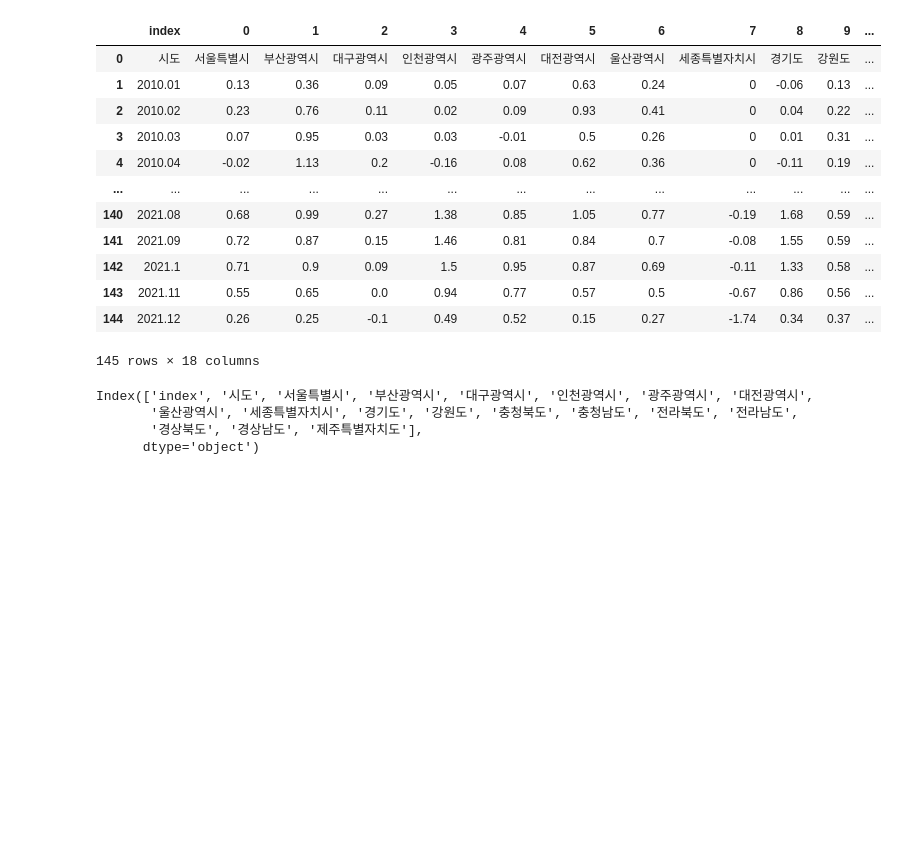
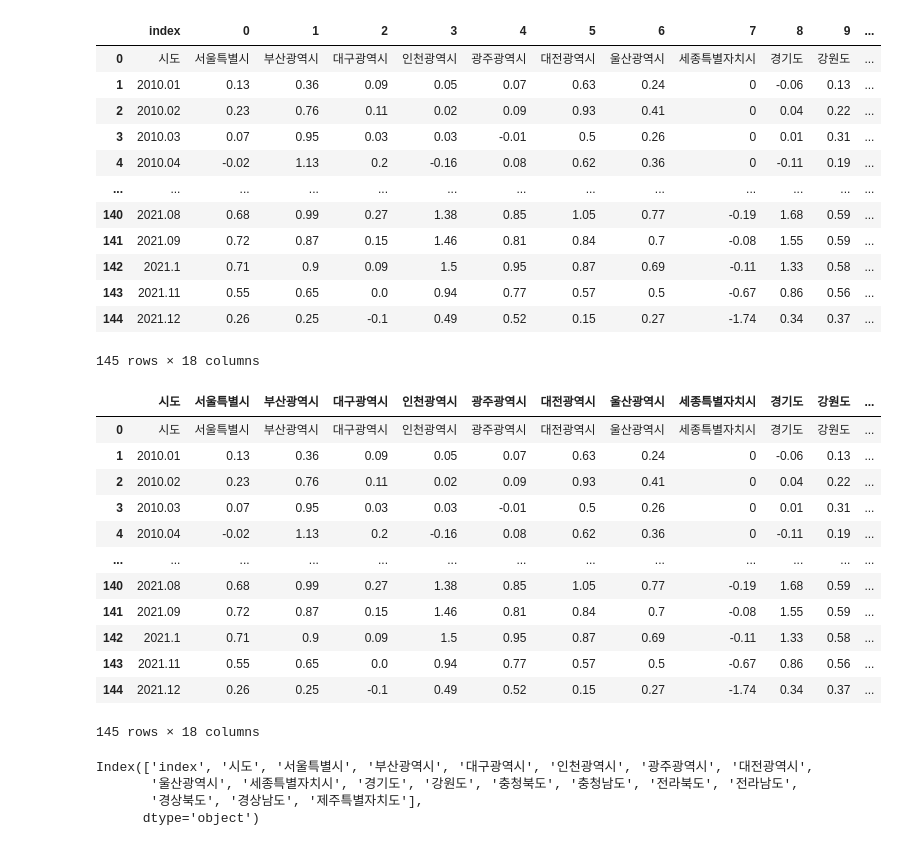
Before and after one commit to ThatHomr/project_2, a Jupyter notebook: project_2_file/waj.py/주택매매가격변동률/주택매매가격변동률3.ipynb, the cells around one changed output. Saved outputs shown, nothing was run; the diff lists cells and outputs as text; code cells hidden in the pictures; blank space fills up the shorter version.

```diff
--- a/project_2_file/waj.py/주택매매가격변동률/주택매매가격변동률3.ipynb
+++ b/project_2_file/waj.py/주택매매가격변동률/주택매매가격변동률3.ipynb
@@ -74,3 +78,19 @@ df
+# %%
+df
+# %% [output]
+|  | 시도 | 서울특별시 | 부산광역시 | 대구광역시 | 인천광역시 | 광주광역시 | 대전광역시 | 울산광역시 | 세종특별자치시 | 경기도 | 강원도 | ... |
+| 0 | 시도 | 서울특별시 | 부산광역시 | 대구광역시 | 인천광역시 | 광주광역시 | 대전광역시 | 울산광역시 | 세종특별자치시 | 경기도 | 강원도 | ... |
+| 1 | 2010.01 | 0.13 | 0.36 | 0.09 | 0.05 | 0.07 | 0.63 | 0.24 | 0 | -0.06 | 0.13 | ... |
+| 2 | 2010.02 | 0.23 | 0.76 | 0.11 | 0.02 | 0.09 | 0.93 | 0.41 | 0 | 0.04 | 0.22 | ... |
+| 3 | 2010.03 | 0.07 | 0.95 | 0.03 | 0.03 | -0.01 | 0.5 | 0.26 | 0 | 0.01 | 0.31 | ... |
+| 4 | 2010.04 | -0.02 | 1.13 | 0.2 | -0.16 | 0.08 | 0.62 | 0.36 | 0 | -0.11 | 0.19 | ... |
+| ... | ... | ... | ... | ... | ... | ... | ... | ... | ... | ... | ... | ... |
+| 140 | 2021.08 | 0.68 | 0.99 | 0.27 | 1.38 | 0.85 | 1.05 | 0.77 | -0.19 | 1.68 | 0.59 | ... |
+| 141 | 2021.09 | 0.72 | 0.87 | 0.15 | 1.46 | 0.81 | 0.84 | 0.7 | -0.08 | 1.55 | 0.59 | ... |
+| 142 | 2021.1 | 0.71 | 0.9 | 0.09 | 1.5 | 0.95 | 0.87 | 0.69 | -0.11 | 1.33 | 0.58 | ... |
+| 143 | 2021.11 | 0.55 | 0.65 | 0.0 | 0.94 | 0.77 | 0.57 | 0.5 | -0.67 | 0.86 | 0.56 | ... |
+| 144 | 2021.12 | 0.26 | 0.25 | -0.1 | 0.49 | 0.52 | 0.15 | 0.27 | -1.74 | 0.34 | 0.37 | ... |
+145 rows × 18 columns
 # %%
 df = df.rename(columns = df.iloc[0])
 # %%
```
Also changed, not shown: parts of 33 cells of this notebook, 4 other files.
